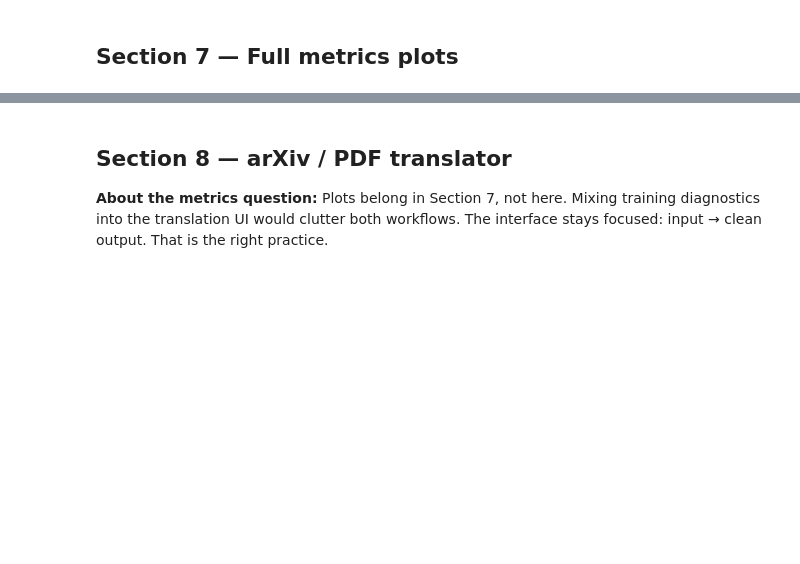
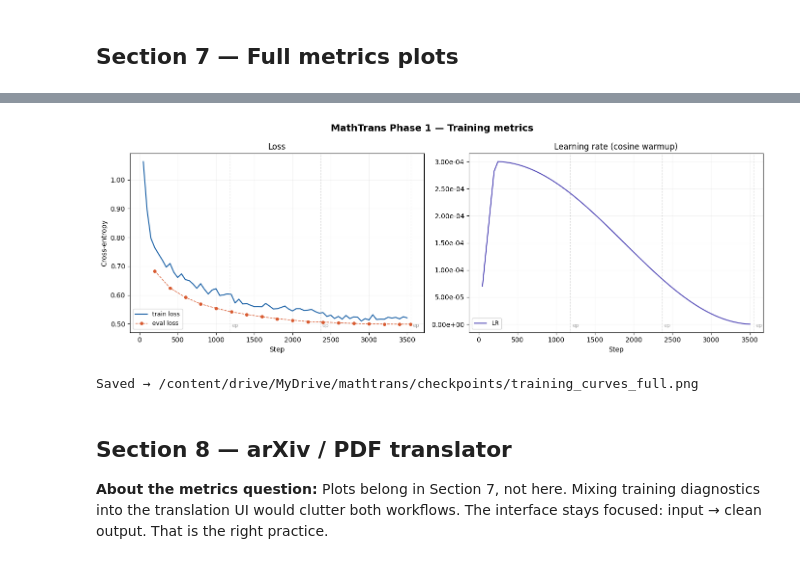
Before and after one commit to seddikbm/AI_maths_translation_en_arabic, a Jupyter notebook: MathTrans_Phase1_and_Phase2.ipynb, the cells around one changed output, grey strips where cells are left out. Cells and saved outputs as stored; diff of their text form; code cells hidden in the pictures; blank space fills up the shorter version.

Commit message:
upgrading the evaluation metrics and plots for phase 2

```diff
--- a/MathTrans_Phase1_and_Phase2.ipynb
+++ b/MathTrans_Phase1_and_Phase2.ipynb
@@ -631,18 +561,6 @@ random.seed(42) # Ensures we pick the exact same 100 examples every time we run
 train_samples = [datasets['train'][i] for i in random.sample(range(len(datasets['train'])), NUM_SAMPLES)]
 eval_samples = [datasets['validation'][i] for i in random.sample(range(len(datasets['validation'])), NUM_SAMPLES)]
 
-# Upgraded Translation Helper
-def translate(text, tok, mdl, src='en', tgt='ar', beams=4, max_len=256):
-    tok.src_lang = LANG_CODE[src]
-    tok.tgt_lang = LANG_CODE[tgt]
-    inputs = tok(text, return_tensors='pt', max_length=max_len, truncation=True).to(device)
-    forced_bos = tok.convert_tokens_to_ids(LANG_CODE[tgt])
-    with torch.no_grad():
-        out = mdl.generate(**inputs, forced_bos_token_id=forced_bos,
-                         num_beams=beams, max_length=max_len, early_stopping=True)
-    return tok.decode(out[0], skip_special_tokens=True).strip()
-
-# Automated Evaluator for 100 sentences
 def evaluate_100_samples(samples, tok, mdl):
     preds, refs = [], []
     for row in tqdm(samples, desc="Translating 100 examples", leave=False):
@@ -789,14 +731,12 @@ if not history:
     print("No history. Train at least one epoch then reload 7.1.")
 else:
     train_logs=[h for h in history if 'loss' in h and 'eval_loss' not in h]
-    eval_logs =[h for h in history if 'eval_chrf' in h]
+    eval_logs =[h for h in history if 'eval_loss' in h]
 
     st=[h['step'] for h in train_logs]
     lt=[h['loss'] for h in train_logs]
     lr=[h.get('learning_rate',0) for h in train_logs]
     se=[h['step']       for h in eval_logs]
-    ce=[h['eval_chrf']  for h in eval_logs]
-    be=[h['eval_bleu']  for h in eval_logs]
     el=[h.get('eval_loss') for h in eval_logs]
 
     cfg=TRAIN_CONFIG
@@ -809,61 +749,39 @@ else:
         ylim=ax.get_ylim()
         for es in epoch_marks:
             ax.axvline(x=es,color='#aaa',linestyle=':',linewidth=0.8,alpha=0.7)
             ax.text(es+max(st)/150,ylim[0]+(ylim[1]-ylim[0])*0.03,
                     f'ep',fontsize=8,color='#aaa')
 
-    fig,axes=plt.subplots(2,2,figsize=(14,10))
+    fig,axes=plt.subplots(1,2,figsize=(8,15))
     fig.suptitle('MathTrans Phase 1 — Training metrics',fontsize=14,fontweight='bold')
 
     # Loss
-    ax=axes[0][0]
+    ax=axes[0]
     if st: ax.plot(st,lt,color=BLUE,linewidth=1.5,label='train loss')
     valid_el=[(s,l) for s,l in zip(se,el) if l is not None]
     if valid_el: ax.plot([x[0] for x in valid_el],[x[1] for x in valid_el],
                          'o--',color=ORANGE,markersize=4,linewidth=1,label='eval loss')
     epoch_lines(ax)
     ax.set_title('Loss'); ax.set_xlabel('Step'); ax.set_ylabel('Cross-entropy')
     ax.legend(fontsize=9); ax.grid(alpha=0.15)
     ax.yaxis.set_major_formatter(ticker.FormatStrFormatter('%.2f'))
 
-    # chrF++
-    ax=axes[0][1]
-    if se:
-        ax.plot(se,ce,color=GREEN,linewidth=2,marker='o',markersize=4,label='val chrF++')
-        ax.axhline(y=45,color=TARGET,linestyle='--',linewidth=1.2,label='target 45',alpha=0.8)
-        if ce:
-            bi=ce.index(max(ce))
-            ax.scatter([se[bi]],[ce[bi]],color=GREEN,s=80,zorder=5,
-                       label=f'best={max(ce):.1f} @{se[bi]}')
-    if 'base_chrf_e' in dir():
-        ax.axhline(y=base_chrf_e,color='#888',linestyle=':',linewidth=1,
-                   label=f'base={base_chrf_e:.1f}',alpha=0.8)
-    epoch_lines(ax)
-    ax.set_title('Validation chrF++ (primary)'); ax.set_xlabel('Step'); ax.set_ylabel('chrF++')
-    ax.legend(fontsize=9); ax.grid(alpha=0.15)
-
-    # BLEU
-    ax=axes[1][0]
-    if se:
-        ax.plot(se,be,color=ORANGE,linewidth=2,marker='o',markersize=4,label='val BLEU')
-        ax.axhline(y=25,color=TARGET,linestyle='--',linewidth=1.2,label='target 25',alpha=0.8)
-    epoch_lines(ax)
-    ax.set_title('Validation BLEU (secondary)'); ax.set_xlabel('Step'); ax.set_ylabel('BLEU')
-    ax.legend(fontsize=9); ax.grid(alpha=0.15)
-
     # Learning rate
-    ax=axes[1][1]
+    ax=axes[1]
     if st: ax.plot(st,lr,color=PURPLE,linewidth=1.5,label='LR')
     epoch_lines(ax)
     ax.set_title('Learning rate (cosine warmup)'); ax.set_xlabel('Step')
     ax.yaxis.set_major_formatter(ticker.FormatStrFormatter('%.2e'))
     ax.legend(fontsize=9); ax.grid(alpha=0.15)
 
     plt.tight_layout()
     out=f'{CKPT_DIR}/training_curves_full.png'
     plt.savefig(out,dpi=150,bbox_inches='tight')
     plt.show()
     print(f"Saved → {out}")
+# %% [output]
+[figure, added]
+Saved → /content/drive/MyDrive/mathtrans/checkpoints/training_curves_full.png
 # %%
 # 7.3 Per-checkpoint chrF++ & BLEU bar chart
 import matplotlib.pyplot as plt
```
Also changed, not shown: parts of 36 cells of this notebook, 1 other file.
